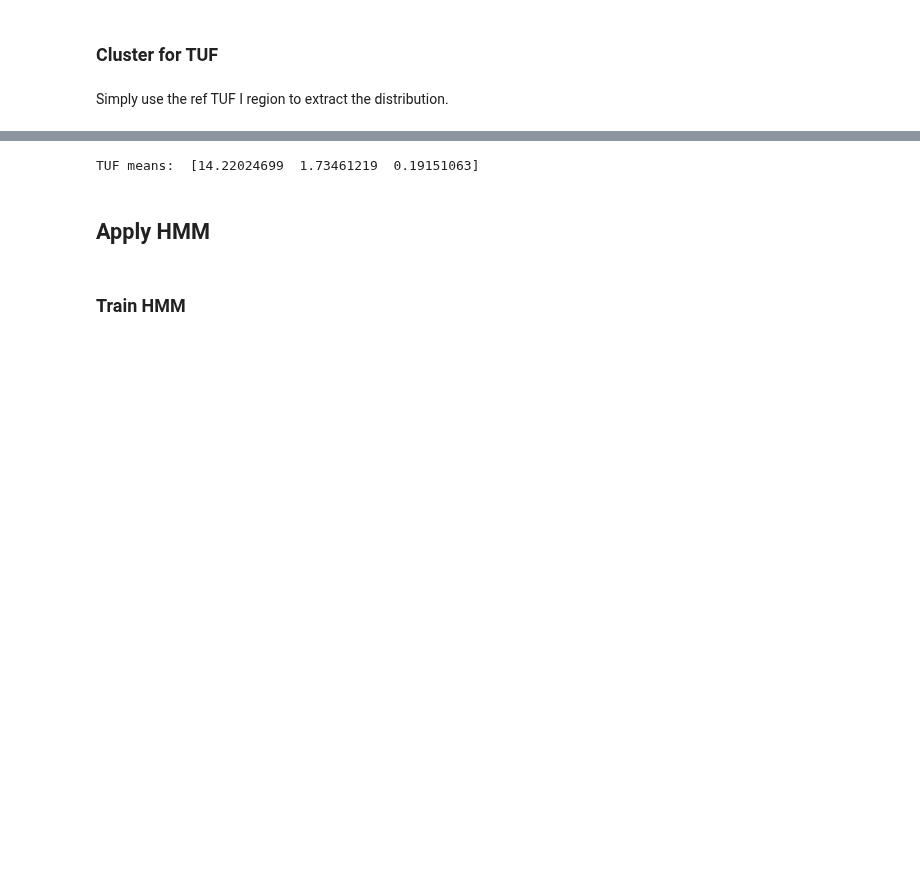
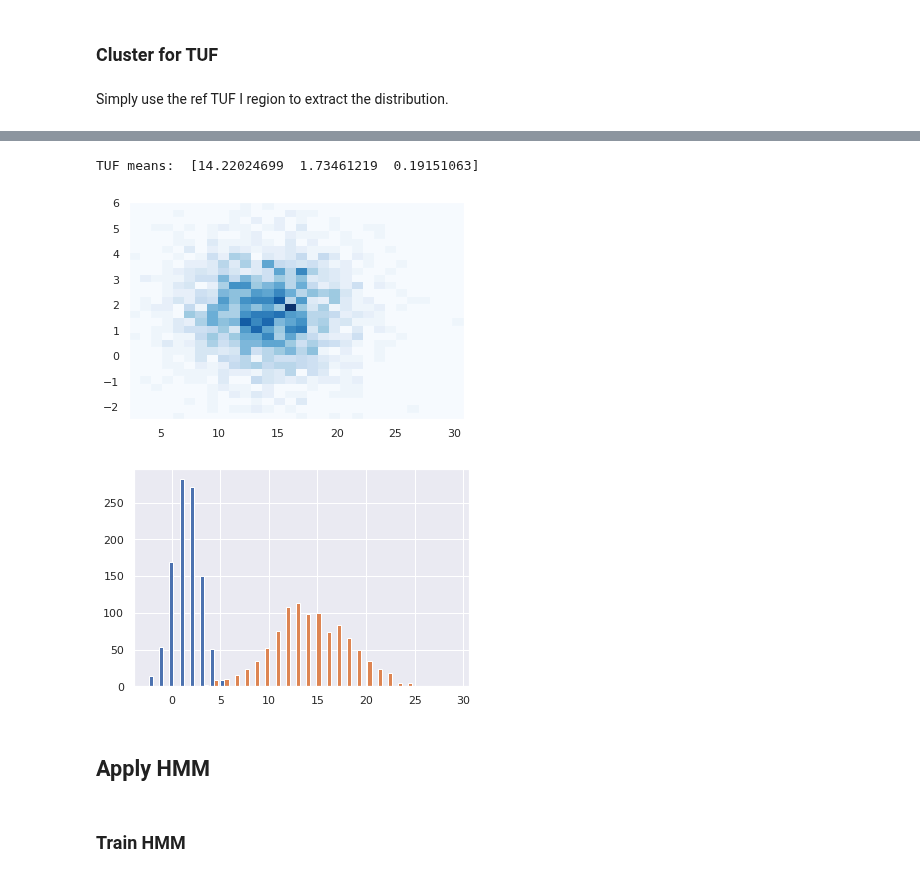
Before and after one commit to pockerman/hidden_markov_modeling, a Jupyter notebook: stories/story_15.ipynb, the cells around one changed output, grey strips where cells are left out. Drawn from its saved outputs; the diff is of its cells as text; code cells hidden in the pictures; blank space fills up the shorter version.

```diff
--- a/stories/story_15.ipynb
+++ b/stories/story_15.ipynb
@@ -282,24 +321,47 @@ Color-cluster association for TUF {'green': [0, 372], 'red': [2, 676], 'blue': [
 # %%
-tuf_idx = 1
+tuf_idx = 0
 # %%
 tuf_means = gmm_tuf.means_
 
 print("TUF means: ", tuf_means[tuf_idx])
 
 tuf_cov = gmm_tuf.covariances_
 
 tuf_mu_no_wga = tuf_means[tuf_idx][0]
 tuf_mu_wga = tuf_means[tuf_idx][1]
 tuf_mu = np.array([tuf_mu_wga, tuf_mu_no_wga])
 tuf_cov = tuf_cov[tuf_idx]
 tuf_cov = np.array([[tuf_cov[1], 0.0], [0.0, tuf_cov[0]]])
 name = "TUF"
-states[name]  = State(MultivariateGaussianDistribution(means=tuf_mu,
-                                                       covariance=tuf_cov), name=name)
+tuf_dist = MultivariateGaussianDistribution(means=tuf_mu,
+                                            covariance=tuf_cov)
+
+n_bins = 30
+samples = tuf_dist.sample(n=2000)
+xdata = samples[:,[0]]
+ydata = samples[:,[1]]
+
+x = [item[0] for item in xdata]
+y = [item[0] for item in ydata]
+    #print(samples)
+plt.hist2d(y, x,
+           bins=[n_bins, n_bins], cmap='Blues', density=False,
+           cmax=1000,
+           cmin=0,
+           alpha=0.99,)
+                 #range=((min_, max_), (min_, max_)))
+
+plt.show()
+tuf_dist.plot(bins=n_bins)
+plt.show()
+
+states[name]  = State(tuf_dist, name=name)
 
 #print(states[name])
 # %% [output]
 TUF means:  [14.22024699  1.73461219  0.19151063]
+[figure, added]
+[figure, added]
 # %% [markdown]
 ## Apply HMM
 # %%
```
Also changed, not shown: parts of 17 cells of this notebook.
